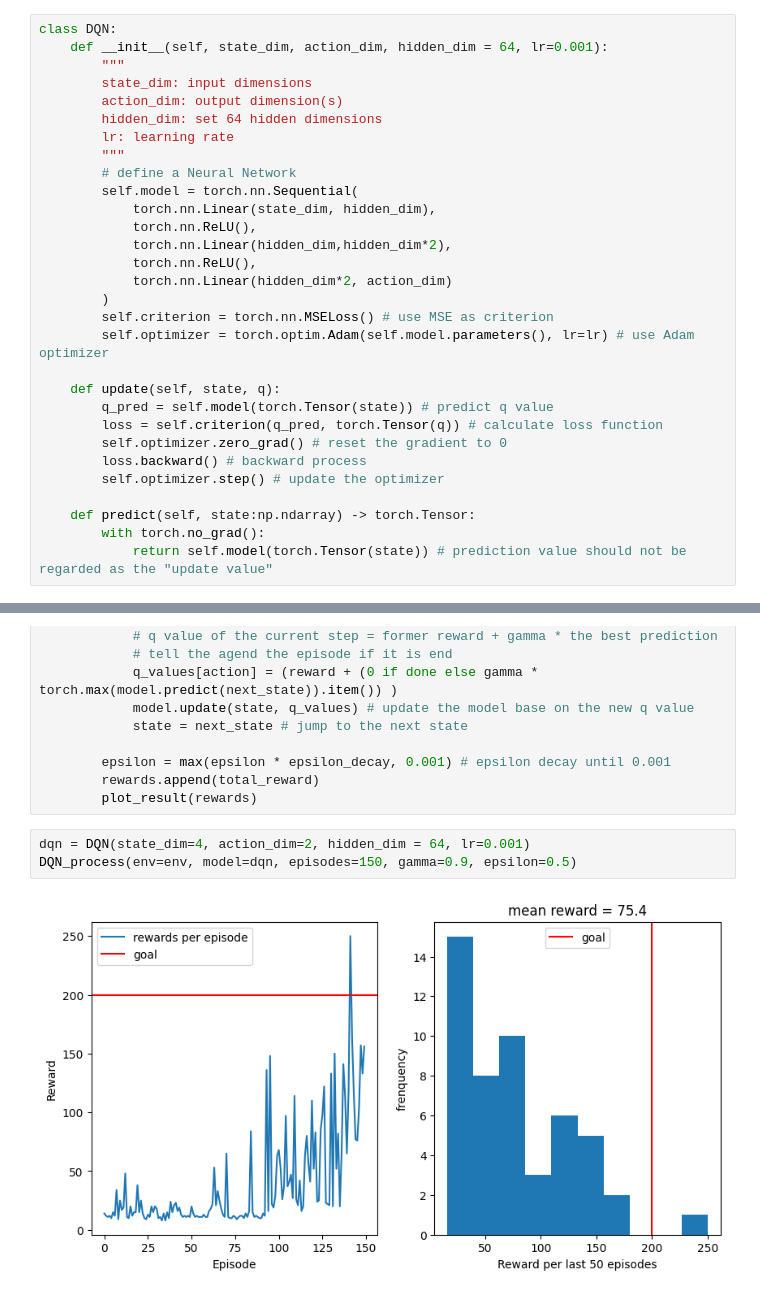
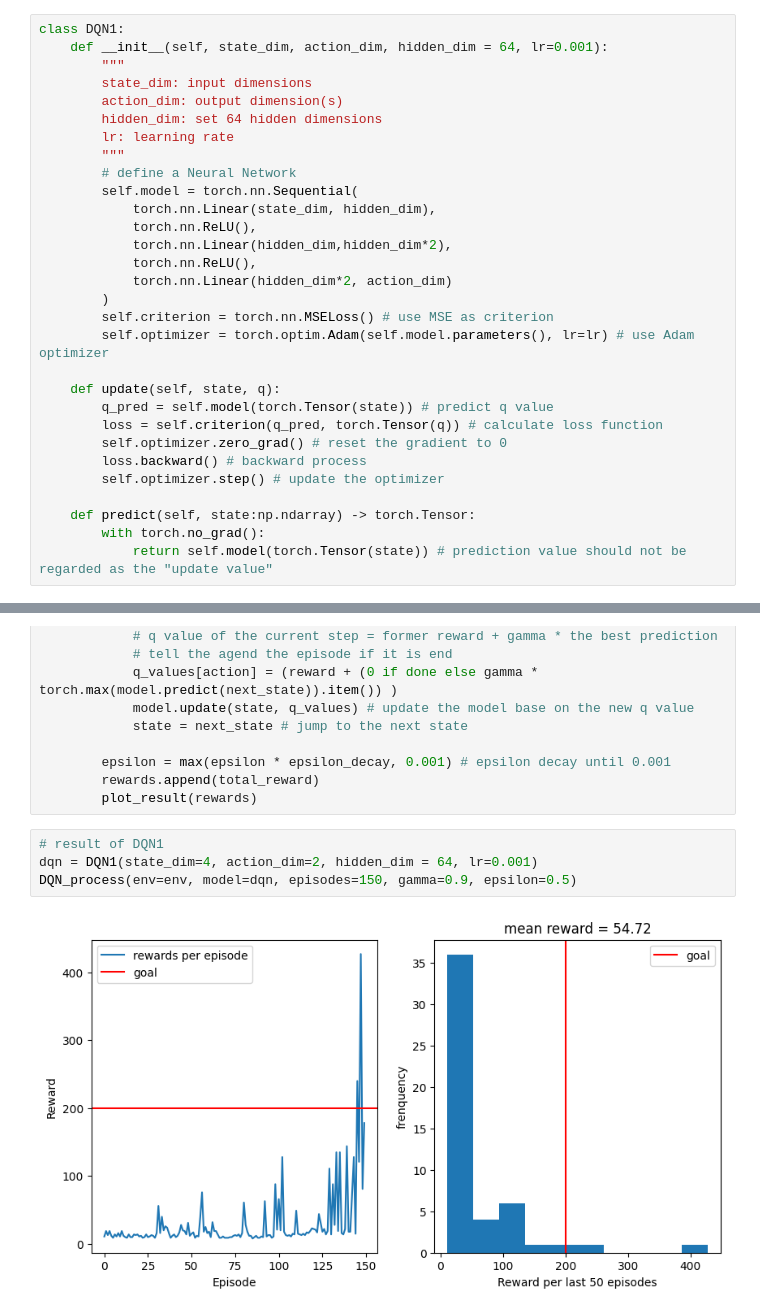
Before and after one commit to hxzxw/616final4, a Jupyter notebook: 616assessment4_xiuwen_zheng.ipynb, the cells around one changed output, grey strips where cells are left out. Saved outputs shown, nothing was run; the diff lists cells and outputs as text.

```diff
--- a/616assessment4_xiuwen_zheng.ipynb
+++ b/616assessment4_xiuwen_zheng.ipynb
@@ -104,5 +103,5 @@ print(torch.__path__)
 # %%
-class DQN:
+class DQN1:
     def __init__(self, state_dim, action_dim, hidden_dim = 64, lr=0.001):
         """
         state_dim: input dimensions
@@ -168,7 +167,8 @@ def DQN_process(env, model, episodes, gamma=0.9, epsilon=0.3, epsilon_decay=0.99
         rewards.append(total_reward)
         plot_result(rewards)
 # %%
-dqn = DQN(state_dim=4, action_dim=2, hidden_dim = 64, lr=0.001)
+# result of DQN1
+dqn = DQN1(state_dim=4, action_dim=2, hidden_dim = 64, lr=0.001)
 DQN_process(env=env, model=dqn, episodes=150, gamma=0.9, epsilon=0.5)
 # %% [output]
-[figure, old version]
+[figure, new version]
```
Also changed, not shown: parts of 17 cells of this notebook, 1 other file.
